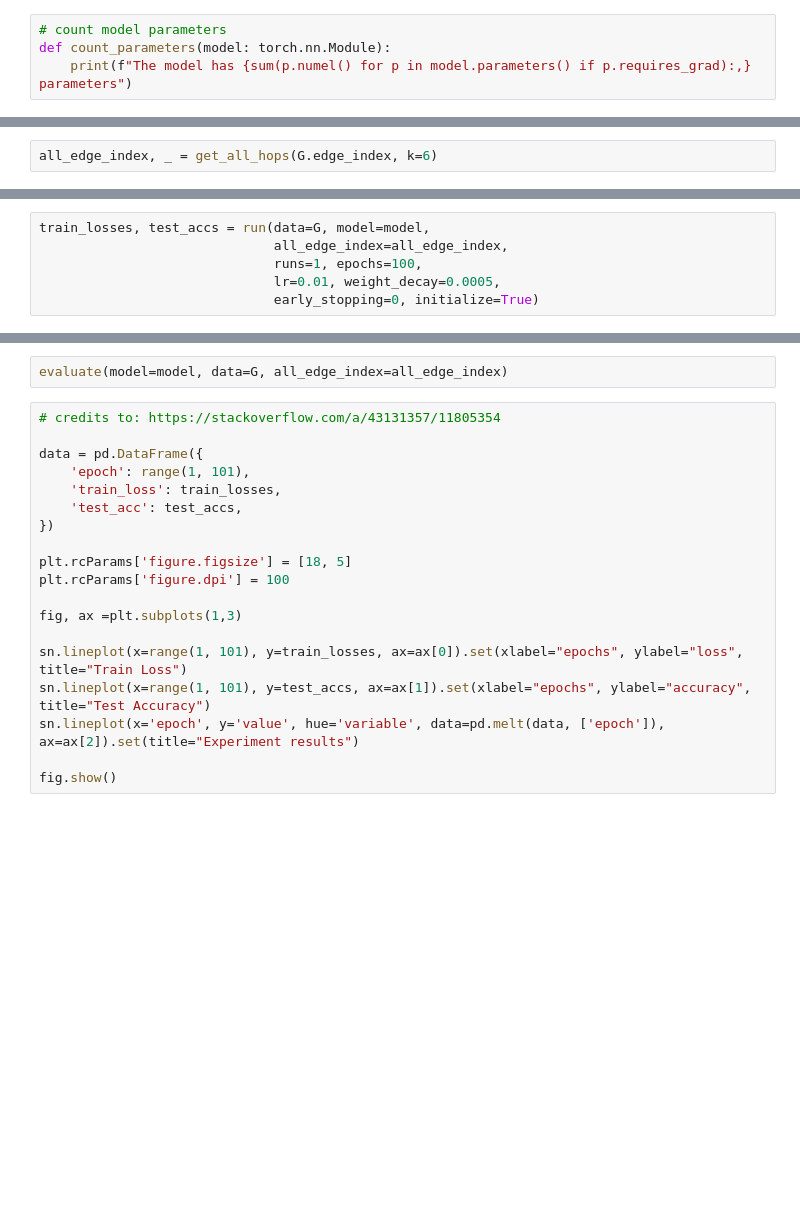
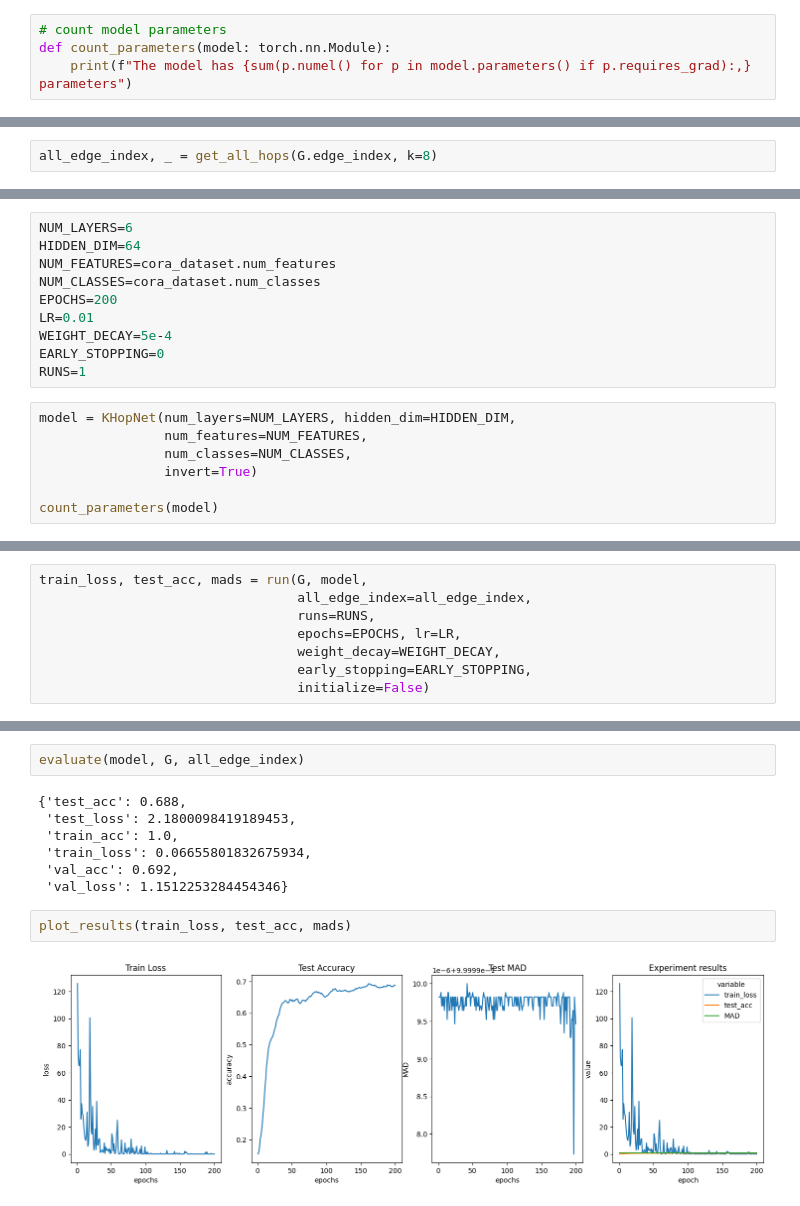
Before and after one commit to achrafash/gnn-receptive-fields, a Jupyter notebook: 01_experiment.ipynb, the cells around one changed output, grey strips where cells are left out. Drawn from its saved outputs; the diff is of its cells as text; blank space fills up the shorter version.

Commit message:
:recycle: more refactoring and experiments

```diff
--- a/01_experiment.ipynb
+++ b/01_experiment.ipynb
@@ -784,2 +654,2 @@ The model has 289,821 parameters
 # %%
-all_edge_index, _ = get_all_hops(G.edge_index, k=6)
+all_edge_index, _ = get_all_hops(G.edge_index, k=8)
@@ -790,0 +656,17 @@ Initial MAD: 0.9999788403511047
+# %%
+NUM_LAYERS=6
+HIDDEN_DIM=64
+NUM_FEATURES=cora_dataset.num_features
+NUM_CLASSES=cora_dataset.num_classes
+EPOCHS=200
+LR=0.01
+WEIGHT_DECAY=5e-4
+EARLY_STOPPING=0
+RUNS=1
+# %%
+model = KHopNet(num_layers=NUM_LAYERS, hidden_dim=HIDDEN_DIM,
+                num_features=NUM_FEATURES,
+                num_classes=NUM_CLASSES,
+                invert=True)
+
+count_parameters(model)
@@ -791,7 +675,9 @@ Initial MAD: 0.9999788403511047
 # %%
-train_losses, test_accs = run(data=G, model=model,
-                              all_edge_index=all_edge_index,
-                              runs=1, epochs=100,
-                              lr=0.01, weight_decay=0.0005,
-                              early_stopping=0, initialize=True)
+train_loss, test_acc, mads = run(G, model,
+                                 all_edge_index=all_edge_index,
+                                 runs=RUNS,
+                                 epochs=EPOCHS, lr=LR,
+                                 weight_decay=WEIGHT_DECAY,
+                                 early_stopping=EARLY_STOPPING,
+                                 initialize=False)
 # %% [output]
@@ -807,21 +701,13 @@ Epoch: [90 / 100] | Loss: 1.4343992471694946 | Test accuracy: 0.466 | MAD: 0.999
 # %%
-evaluate(model=model, data=G, all_edge_index=all_edge_index)
+evaluate(model, G, all_edge_index)
+# %% [output]
+{'test_acc': 0.688,
+ 'test_loss': 2.1800098419189453,
+ 'train_acc': 1.0,
+ 'train_loss': 0.06655801832675934,
+ 'val_acc': 0.692,
+ 'val_loss': 1.1512253284454346}
-# %%
-# credits to: https://stackoverflow.com/a/43131357/11805354
-
-data = pd.DataFrame({
-    'epoch': range(1, 101),
-    'train_loss': train_losses,
-    'test_acc': test_accs,
-})
-
-plt.rcParams['figure.figsize'] = [18, 5]
-plt.rcParams['figure.dpi'] = 100
-
-fig, ax =plt.subplots(1,3)
-
-sn.lineplot(x=range(1, 101), y=train_losses, ax=ax[0]).set(xlabel="epochs", ylabel="loss", title="Train Loss")
-sn.lineplot(x=range(1, 101), y=test_accs, ax=ax[1]).set(xlabel="epochs", ylabel="accuracy", title="Test Accuracy")
-sn.lineplot(x='epoch', y='value', hue='variable', data=pd.melt(data, ['epoch']), ax=ax[2]).set(title="Experiment results")
-
-fig.show()
+# %%
+plot_results(train_loss, test_acc, mads)
+# %% [output]
+[figure, added]
```
Also changed, not shown: parts of 46 cells of this notebook.
